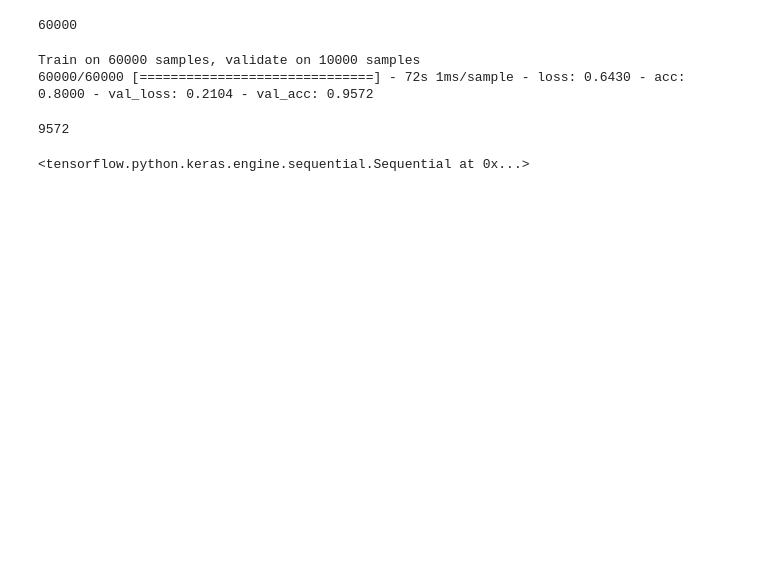
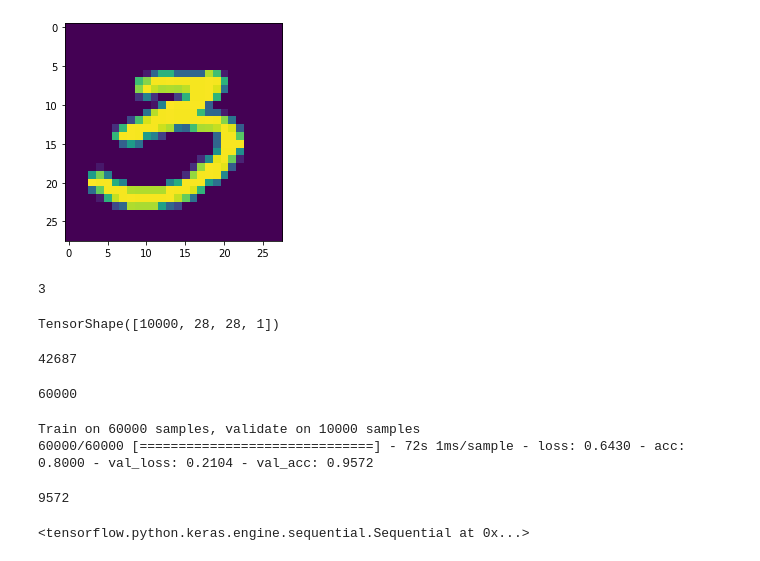
Before and after one commit to andreiilie1/cifar10vgg_robustnesstests, a Jupyter notebook: Untitled1.ipynb, the cells around one changed output. Saved outputs shown, nothing was run; the diff lists cells and outputs as text; code cells hidden in the pictures; blank space fills up the shorter version.

```diff
--- a/Untitled1.ipynb
+++ b/Untitled1.ipynb
@@ -27,0 +34,8 @@ Epoch 16/16
+# %%
+index = 1023
+plt.imshow(np.reshape(x_train[index],(28,28)))
+plt.show()
+print(np.argmax(y_train[index], axis = 0))
+# %% [output]
+[figure, added]
+3
@@ -28,3 +47,11 @@ Epoch 16/16
+# %%
+np.shape(x_test)
+# %% [output]
+TensorShape([10000, 28, 28, 1])
+# %%
+test.sum()
+# %% [output]
+42687
 # %%
 import tensorflow.keras
 import tensorflow as tf
```
Also changed, not shown: parts of 8 cells of this notebook, 5 other files.
